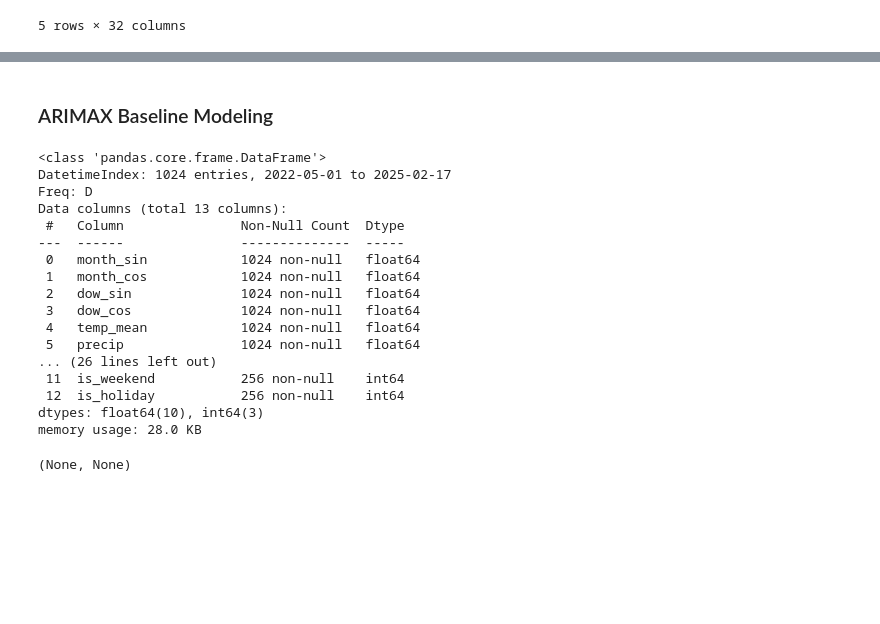
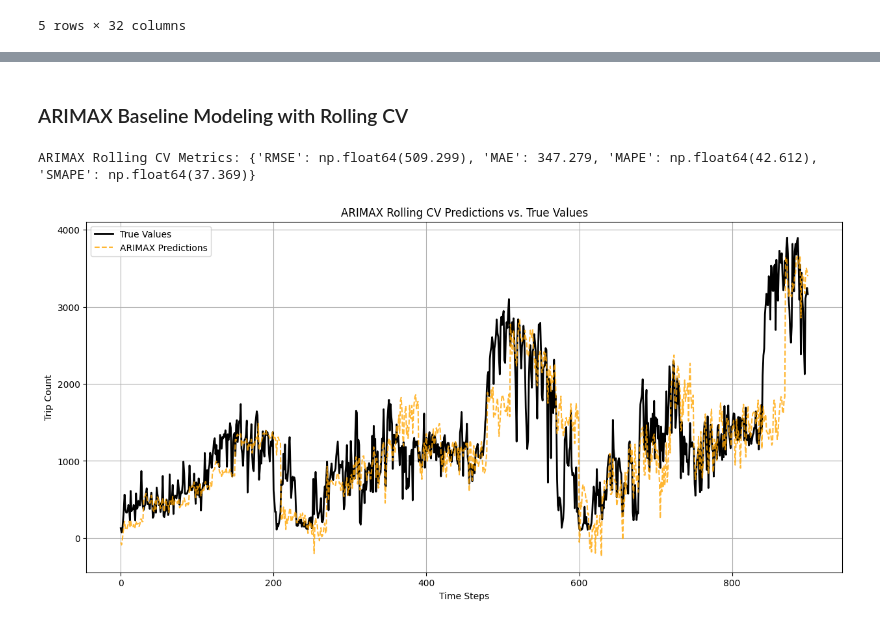
Before and after one commit to jahyun03/11755-MLSP-Final-Project, a Jupyter notebook: notebooks/baseline.ipynb, the cells around one changed output, grey strips where cells are left out. Cells and saved outputs as stored; diff of their text form; code cells hidden in the pictures; blank space fills up the shorter version.

```diff
--- a/notebooks/baseline.ipynb
+++ b/notebooks/baseline.ipynb
@@ -255,59 +252,62 @@ plt.show()
 # %% [markdown]
-### ARIMAX Baseline Modeling
+### ARIMAX Baseline Modeling with Rolling CV
 # %%
+# exogenous variables
 exog_cols = [
     'month_sin', 'month_cos', 'dow_sin', 'dow_cos',
     'temp_mean', 'precip', 'precipitation_hours',
     'wind_speed', 'wind_gusts_10m_max', 'temp_range',
     'is_rainy', 'is_weekend', 'is_holiday'
 ]
-
 _exog = df_copy[['date'] + exog_cols].copy()
 _exog['date'] = pd.to_datetime(_exog['date'], errors='coerce')
 _exog = _exog.dropna(subset=['date']).sort_values('date').set_index('date')
-
-# ensure daily alignment and forward-fill missing day values
 _exog = _exog.asfreq('D').ffill().bfill()
 
 for bcol in ['is_rainy', 'is_weekend', 'is_holiday']:
     if bcol in _exog.columns:
         _exog[bcol] = _exog[bcol].astype(int)
 
-# Align exog with train/test indices
-exog_train = _exog.loc[train_y.index].copy()
-exog_test = _exog.loc[test_y.index].copy()
 
-# Standardize continuous variables using train statistics only
+y_aligned, exog_aligned = y.align(_exog, join='inner', axis=0)
+
+cv_arimax = RollingCV(initial_train_size, test_size, step)
+all_preds_arimax = []
+all_trues_arimax = []
+
+# scaling
 cont_cols = ['temp_mean', 'precip', 'precipitation_hours', 'wind_speed', 'wind_gusts_10m_max', 'temp_range']
-means = {}
-stds = {}
-for c in cont_cols:
-    if c in exog_train.columns:
-        m = exog_train[c].mean()
-        s = exog_train[c].std()
-        if pd.isna(s) or s == 0:
-            s = 1.0
-        means[c], stds[c] = float(m), float(s)
-        exog_train[c] = (exog_train[c] - m) / s
-        exog_test[c] = (exog_test[c] - m) / s
 
-exog_train.info(), exog_test.info()
+for train_indices, test_indices in cv_arimax.split(y_aligned):
+    train_y = y_aligned.iloc[train_indices]
+    test_y = y_aligned.iloc[test_indices]
+
+    exog_train = exog_aligned.iloc[train_indices].copy()
+    exog_test = exog_aligned.iloc[test_indices].copy()
+
+    scaler = StandardScaler()
+    exog_train[cont_cols] = scaler.fit_transform(exog_train[cont_cols])
+    exog_test[cont_cols] = scaler.transform(exog_test[cont_cols])
+
+    arimax = ARIMAXModel(order=(1, 1, 1)).fit(train_y, exog=exog_train, maxiter=1000)
+    y_pred_arimax = arimax.forecast(steps=len(test_y), exog=exog_test)
+
+    all_preds_arimax.extend(y_pred_arimax)
+    all_trues_arimax.extend(test_y.values)
+
+metrics_arimax = evaluate_forecast(np.array(all_trues_arimax), np.array(all_preds_arimax))
+print("ARIMAX Rolling CV Metrics:", {k: round(v, 3) if v == v else v for k, v in metrics_arimax.items()})
+
+
+plt.figure(figsize=(15, 7))
+plt.plot(all_trues_arimax, label='True Values', color='black', linewidth=2)
+plt.plot(all_preds_arimax, label='ARIMAX Predictions', linestyle='--', alpha=0.8, color='orange')
+plt.title('ARIMAX Rolling CV Predictions vs. True Values')
+plt.xlabel('Time Steps')
+plt.ylabel('Trip Count')
+plt.legend()
+plt.grid(True)
+plt.show()
 # %% [output]
-<class 'pandas.core.frame.DataFrame'>
-DatetimeIndex: 1024 entries, 2022-05-01 to 2025-02-17
-Freq: D
-Data columns (total 13 columns):
- #   Column               Non-Null Count  Dtype
----  ------               --------------  -----
- 0   month_sin            1024 non-null   float64
- 1   month_cos            1024 non-null   float64
- 2   dow_sin              1024 non-null   float64
- 3   dow_cos              1024 non-null   float64
- 4   temp_mean            1024 non-null   float64
- 5   precip               1024 non-null   float64
-... (26 lines left out)
- 11  is_weekend           256 non-null    int64
- 12  is_holiday           256 non-null    int64
-dtypes: float64(10), int64(3)
-memory usage: 28.0 KB
+ARIMAX Rolling CV Metrics: {'RMSE': np.float64(509.299), 'MAE': 347.279, 'MAPE': np.float64(42.612), 'SMAPE': np.float64(37.369)}
-(None, None)
+[figure, added]
```
Also changed, not shown: parts of 8 cells of this notebook, 5 other files.
